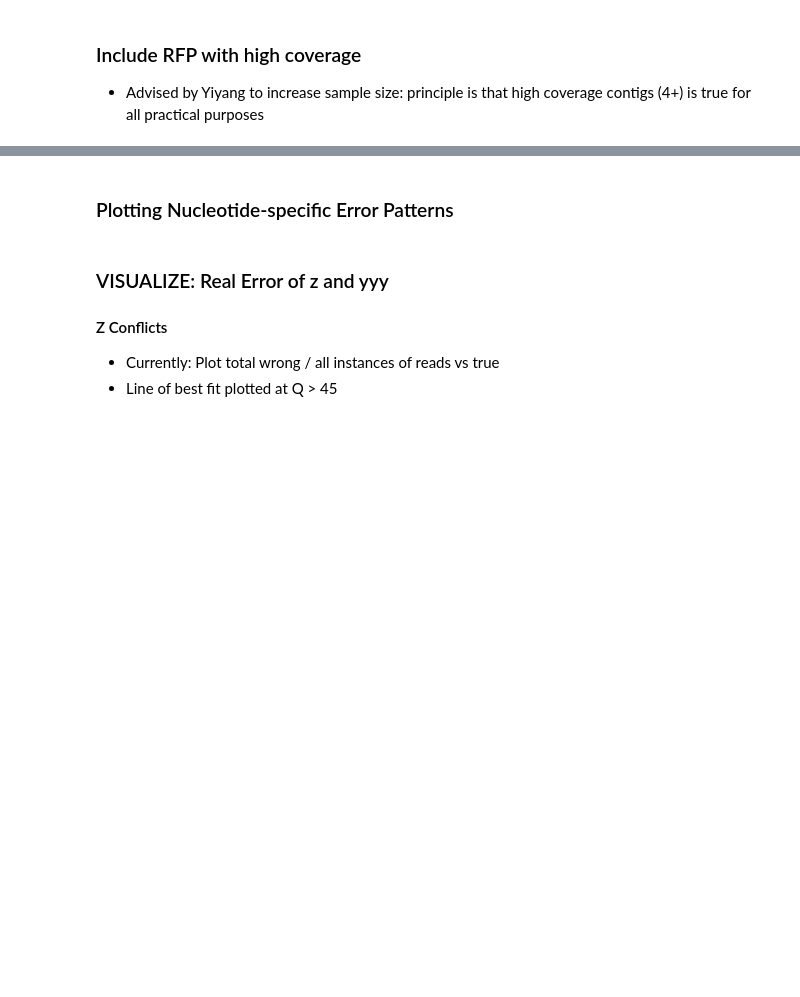
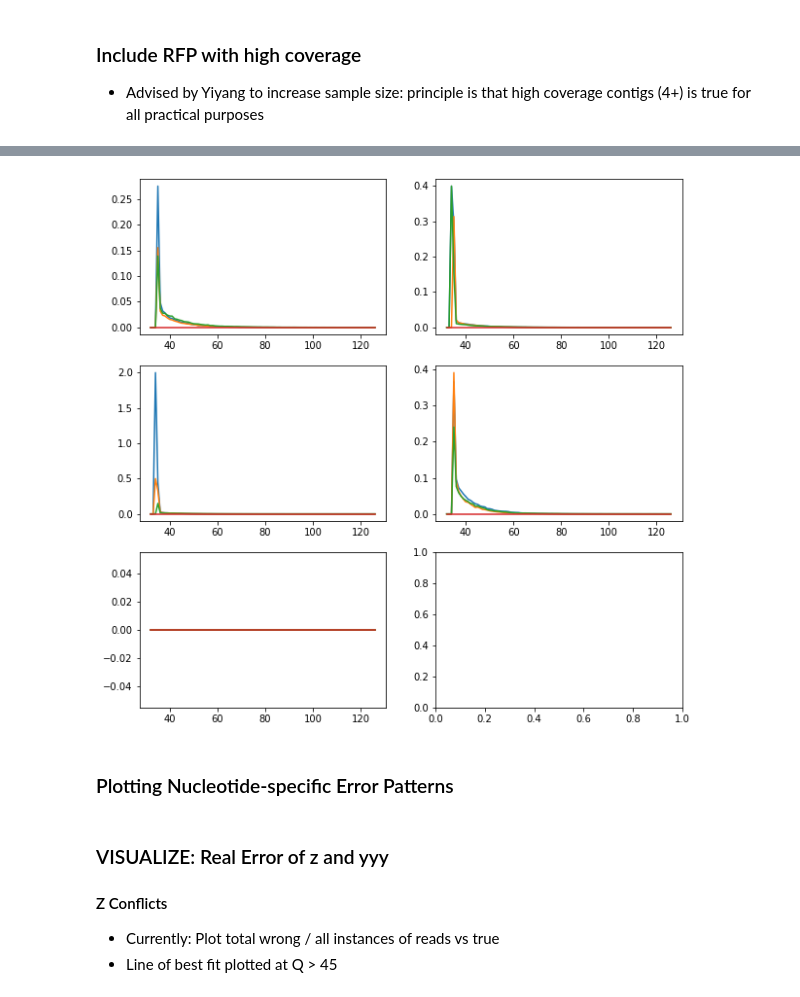
Before and after one commit to Davidebear/mutalib, a Jupyter notebook: EM.ipynb, the cells around one changed output, grey strips where cells are left out. Drawn from its saved outputs; the diff is of its cells as text; code cells hidden in the pictures; blank space fills up the shorter version.

```diff
--- a/EM.ipynb
+++ b/EM.ipynb
@@ -111,3 +319,5 @@ for rfp in rfp_list:
+# %%
+store = pd.DataFrame(to_plot, index=np.arange(35, 127))
 # %%
-# with open( 'pickle/v2TrackingwRFP.pickle', 'wb') as f:
-#     pickle.dump(tracking, f)
+with open('pickle/observed_qscore.pickle', 'wb') as f:
+    pickle.dump(store, f)
@@ -114,3 +356,60 @@ for rfp in rfp_list:
+# %%
+fig, axes = plt.subplots(3, 2, figsize=(10, 10))
+skip = {'A':0, 'C':1, 'G':2, 'T':3, '-':4}
+
+for nuc in ['A', 'C', 'G', 'T', '-']:
+    test = []
+    AT = []
+    AC = []
+    AG = []
+    AI = []
+
+    for q, freq in tracking[nuc].items():
+        test.append(q)
+        total = freq[0]
+        check = freq[1:]
+        check.pop(skip[nuc])
+        for idx, num in enumerate(check):
+            if idx == 0:
+                if total == 0: AC.append(0)
+                else: AC.append(num/total)
+            elif idx == 1:
+                if total == 0: AG.append(0)
+                else: AG.append(num/total)
+            elif idx == 2:
+                if total == 0: AT.append(0)
+                else: AT.append(num/total)
+            elif idx == 3:
+                if total == 0: AI.append(0)
+                else: AI.append(num/total)
+            else: continue
+    if nuc =='A':
+        axes[0,0].plot(test, AT)
+        axes[0,0].plot(test, AC)
+        axes[0,0].plot(test, AG)
+        axes[0,0].plot(test, AI)
+    elif nuc =='C':
+        axes[0,1].plot(test, AT)
+        axes[0,1].plot(test, AC)
+        axes[0,1].plot(test, AG)
+        axes[0,1].plot(test, AI)
+    elif nuc =='G':
+        axes[1,0].plot(test, AT)
+        axes[1,0].plot(test, AC)
+        axes[1,0].plot(test, AG)
+        axes[1,0].plot(test, AI)
+    elif nuc == 'T':
+        axes[1,1].plot(test, AT)
+        axes[1,1].plot(test, AC)
+        axes[1,1].plot(test, AG)
+        axes[1,1].plot(test, AI)
+    else:
+        axes[2,0].plot(test, AT)
+        axes[2,0].plot(test, AC)
+        axes[2,0].plot(test, AG)
+        axes[2,0].plot(test, AI)
+# %% [output]
+[figure, added]
 # %%
 tracking = pickle.load( open('pickle/v2TrackingwRFP.pickle', 'rb'))
 # %% [markdown]
```
Also changed, not shown: parts of 18 cells of this notebook, 1 other file.
